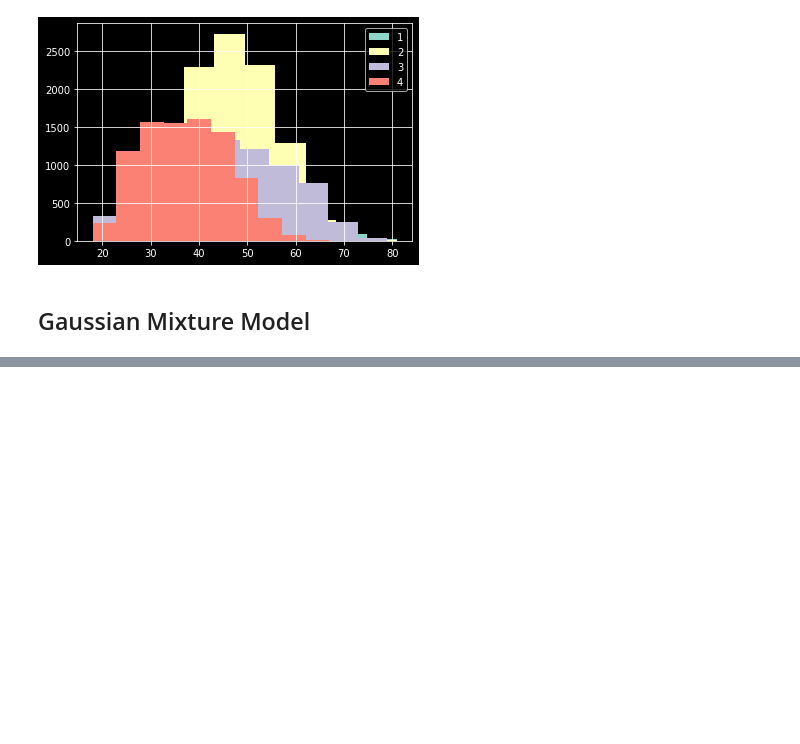
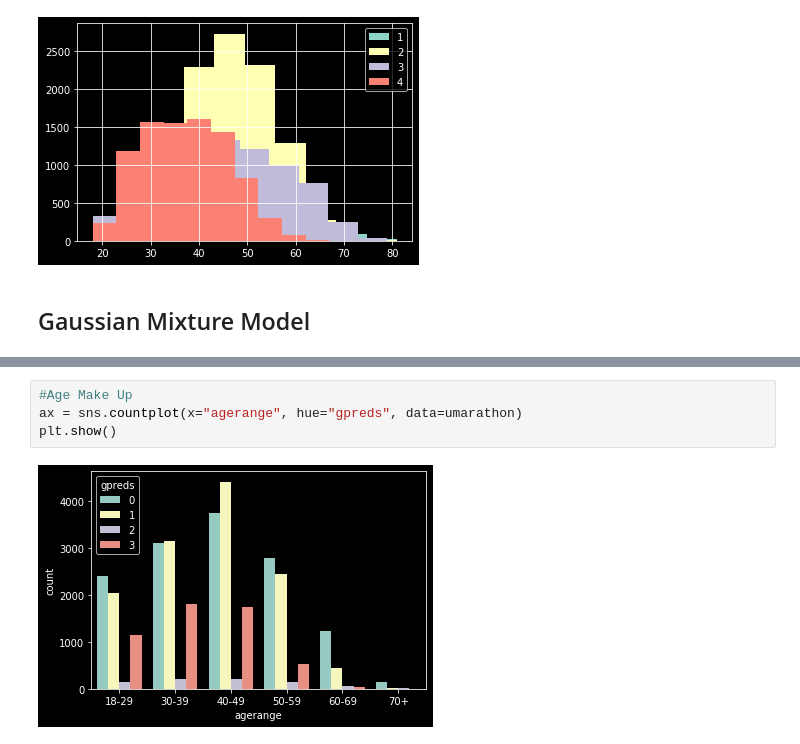
Before and after one commit to llimllib/bostonmarathon, a Jupyter notebook: Unsupervised Learning.ipynb, the cells around one changed output, grey strips where cells are left out. Saved outputs shown, nothing was run; the diff lists cells and outputs as text; blank space fills up the shorter version.

```diff
--- a/Unsupervised Learning.ipynb
+++ b/Unsupervised Learning.ipynb
@@ -552,0 +560,6 @@ plt.show()
+# %%
+#Age Make Up
+ax = sns.countplot(x="agerange", hue="gpreds", data=umarathon)
+plt.show()
+# %% [output]
+[figure, added]
```
Also changed, not shown: parts of 9 cells of this notebook, 1 other file.
